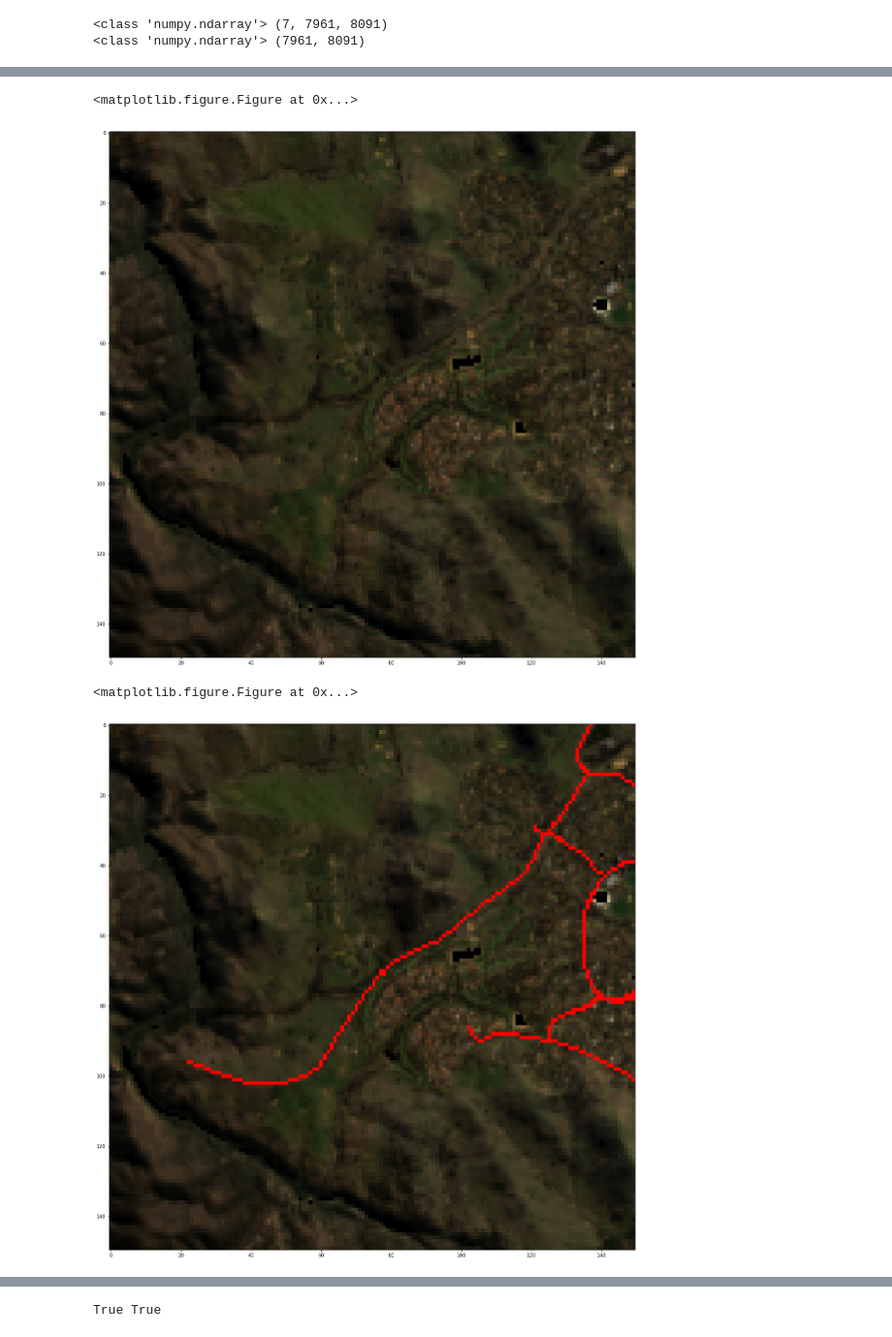
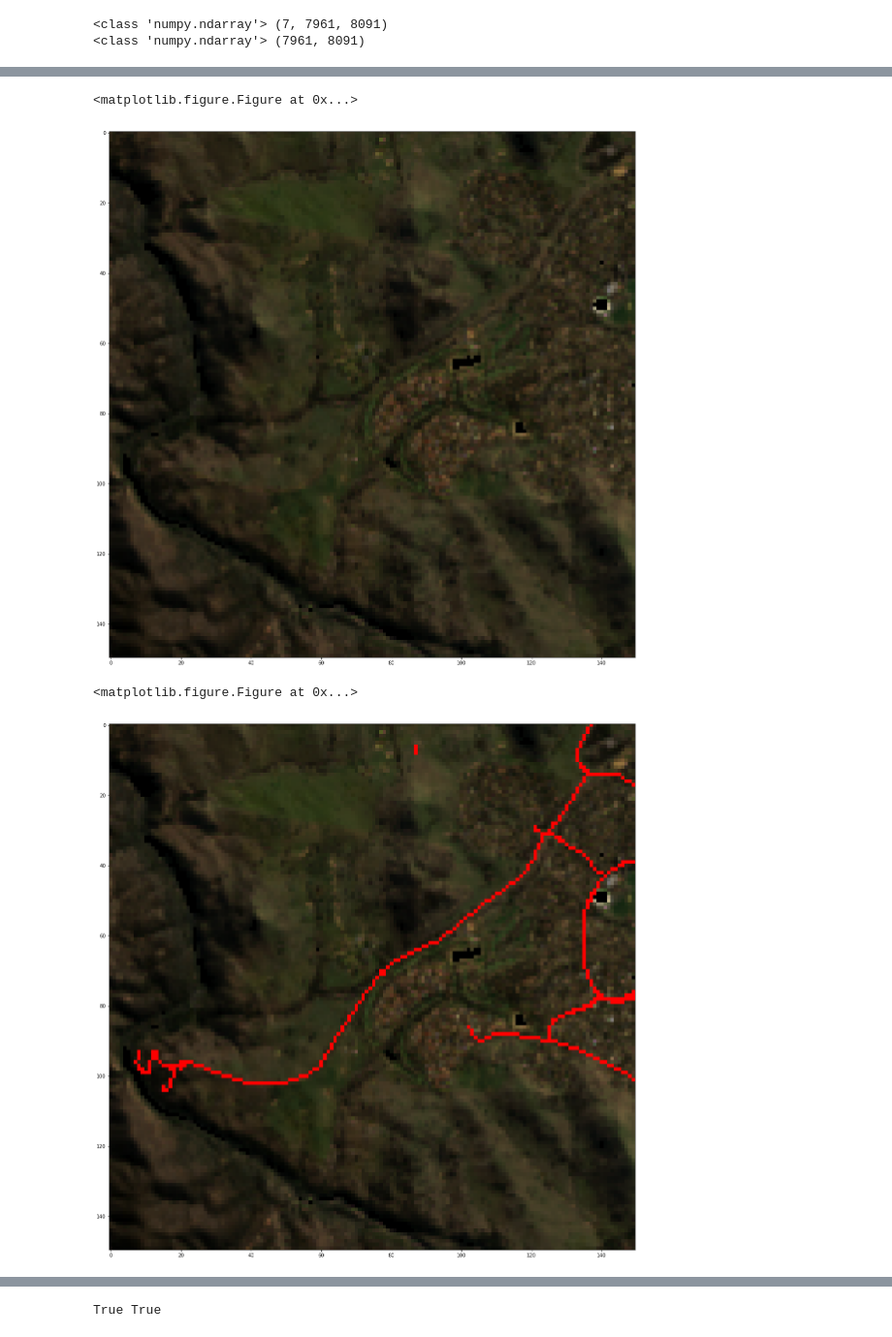
Before and after one commit to LiyaoTang/Road-Extraction-from-Time-Series-Satellite-Images, a Jupyter notebook: Data_Preprocessing/Data_Preprocessing.ipynb, the cells around one changed output, grey strips where cells are left out. Shown at 97% size. Cells and saved outputs as stored; diff of their text form; code cells hidden in the pictures.

```diff
--- a/Data_Preprocessing/Data_Preprocessing.ipynb
+++ b/Data_Preprocessing/Data_Preprocessing.ipynb
@@ -7,7 +7,7 @@ import scipy.io as sio
 import skimage.io
 # %%
 path_raw_image = "../Data/090085_20170531.h5"
-path_road_mask = "../Data/090085_newroads.tif"
+path_road_mask = "../Data/090085_with_uncl.tif"
 # %%
 # read in raw image
 raw_image = np.array(h5py.File(path_raw_image)['scene'])
@@ -74,8 +73,8 @@ show_image_against_road(1400,2550, light=5, size=250)
 # %%
-show_image_against_road(1450,2600+200, light=3, size=150)
+show_image_against_road(1450,2800, light=3, size=150)
 # %% [output]
 <matplotlib.figure.Figure at 0x...>
 [figure]
 <matplotlib.figure.Figure at 0x...>
-[figure, old version]
+[figure, new version]
 # %%
```
Also changed, not shown: parts of 12 cells of this notebook.
